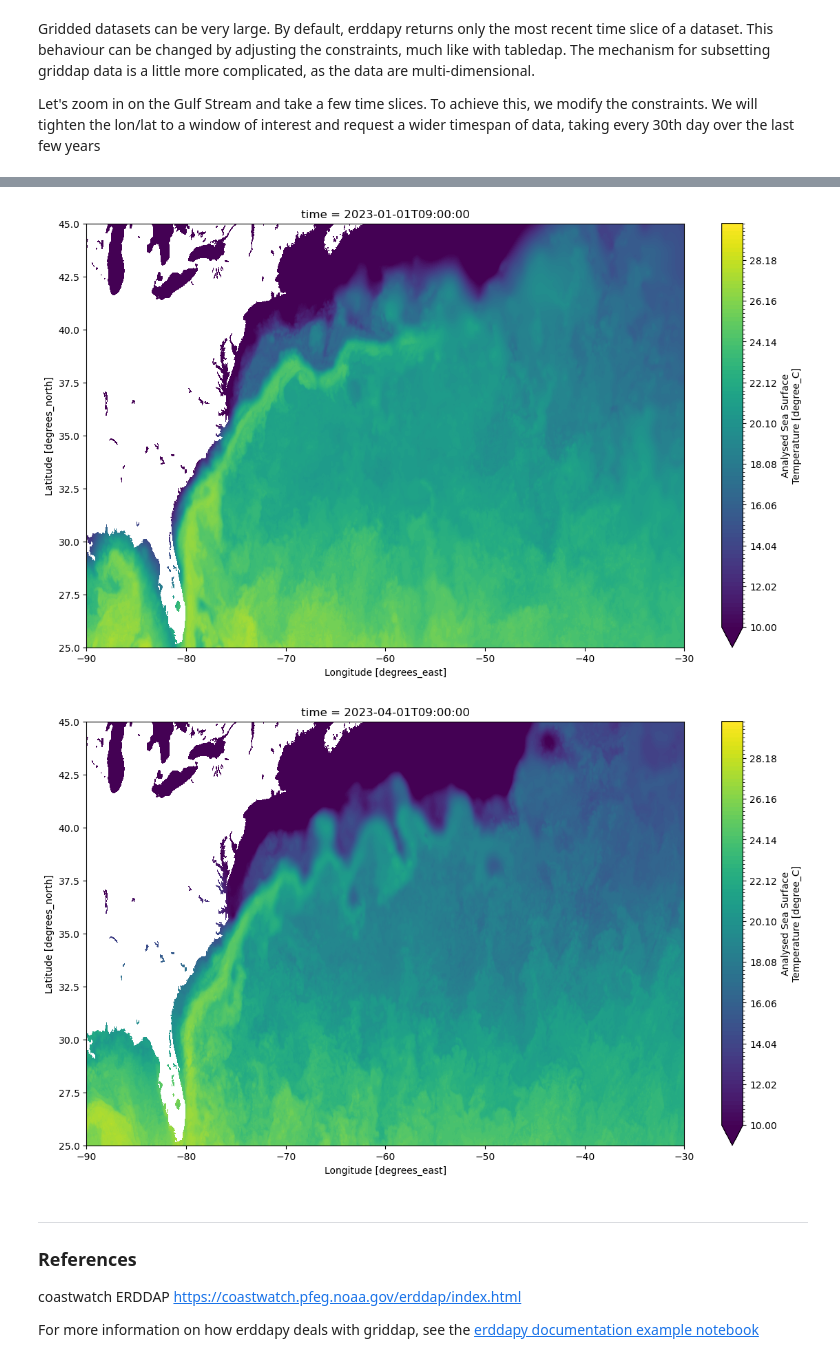
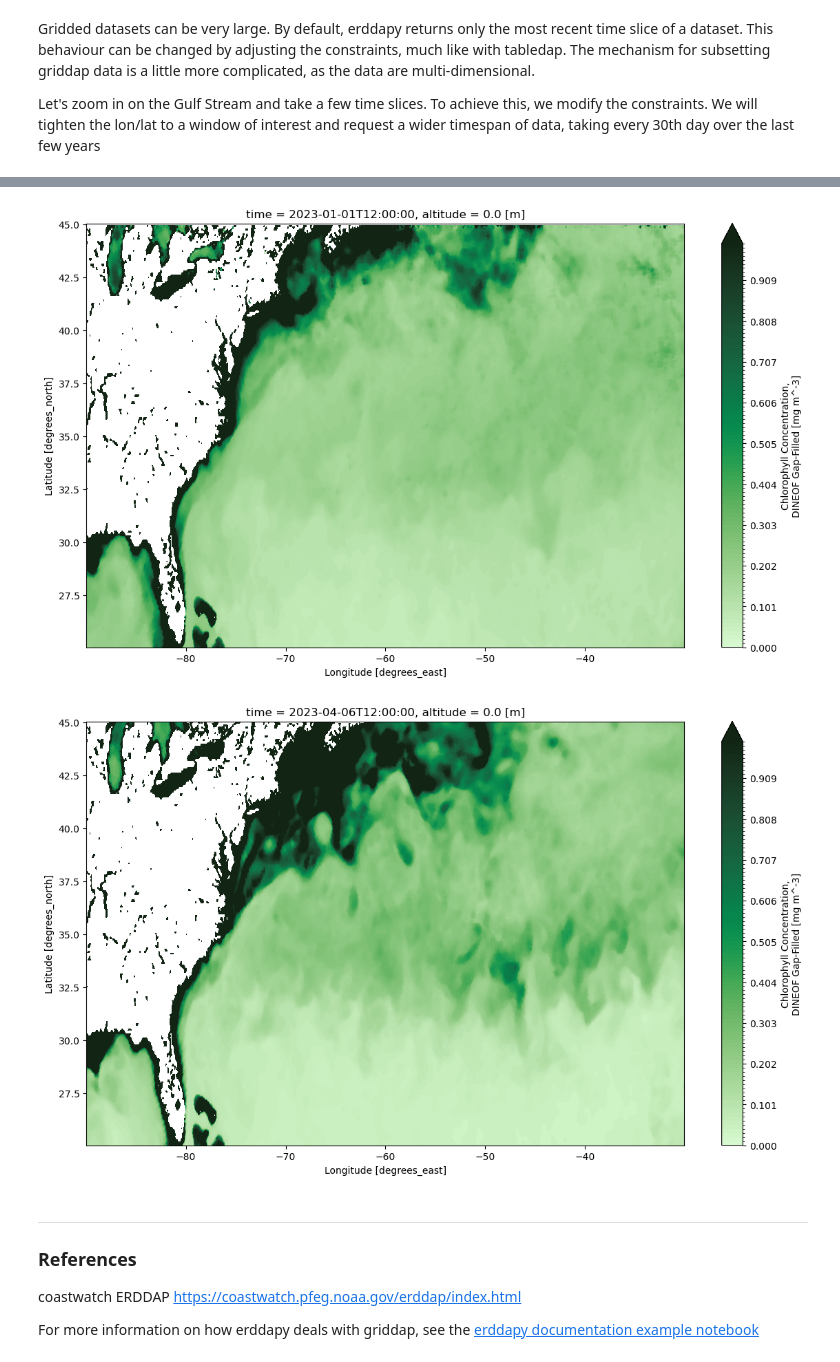
Before and after one commit to voto-ocean-knowledge/goos-erddap-demo, a Jupyter notebook: 02_gridded_data.ipynb, the cells around one changed output, grey strips where cells are left out. Cells and saved outputs as stored; diff of their text form; code cells hidden in the pictures.

```diff
--- a/02_gridded_data.ipynb
+++ b/02_gridded_data.ipynb
@@ -15,10 +18,9 @@ Here we use a hi-res SST product from JPL via the coastwatch server https://coas
 # %%
 e = ERDDAP(
-    server="https://coastwatch.pfeg.noaa.gov/erddap",
+    server="https://coastwatch.noaa.gov/erddap",
     protocol="griddap",
 )
-
-e.dataset_id='jplMURSST41'
+e.dataset_id='noaacwNPPN20VIIRSDINEOFDaily'
 
 e.griddap_initialize() # This sends a background request to find the dataset's variables and extent
 print(f"variables in this dataset:\n\n{e.variables}")
@@ -29,7 +31,5 @@ variables in this dataset:
 # %%
-e.constraints['latitude_step'] = 10
-e.constraints['longitude_step'] = 10
-e.variables = ['analysed_sst']
+e.variables = ['chlor_a']
 # %%
 ds = e.to_xarray()
 # %%
@@ -69,8 +85,11 @@ e.constraints = {'time>=': '2023-01-01',
  'latitude_step': 1,
  'longitude>=': -90,
  'longitude<=': -30,
- 'longitude_step': 1}
+ 'longitude_step': 1,
+  'altitude>=': 0.0,
+ 'altitude<=': 0.0,
+ 'altitude_step': 1,}
 
-e.variables=['analysed_sst']
+e.variables=['chlor_a']
 
 ds_gulf = e.to_xarray()
@@ -77,11 +116,11 @@ ds_gulf = e.to_xarray()
 # %%
-xr.plot.contourf(ds_gulf.sel(time="'2023-01-01", method="nearest").analysed_sst, vmin=10, vmax=30, levels=100, figsize=(14, 8));
+xr.plot.contourf(ds_gulf.sel(time="'2023-01-01", altitude="0", method="nearest").chlor_a, vmin=0, vmax=1, cmap=cmo.algae, levels=100, figsize=(14, 8));
 # %% [output]
-[figure, old version]
+[figure, new version]
 # %%
-xr.plot.contourf(ds_gulf.sel(time="'2023-06-01", method="nearest").analysed_sst, vmin=10, vmax=30, levels=100, figsize=(14, 8));
+xr.plot.contourf(ds_gulf.sel(time="'2023-05-01", altitude="0", method="nearest").chlor_a, vmin=0, vmax=1, cmap=cmo.algae, levels=100, figsize=(14, 8));
 # %% [output]
-[figure, old version]
+[figure, new version]
 # %% [markdown]
 ----------------------------
 
```
Also changed, not shown: parts of 12 cells of this notebook, 1 other file.
